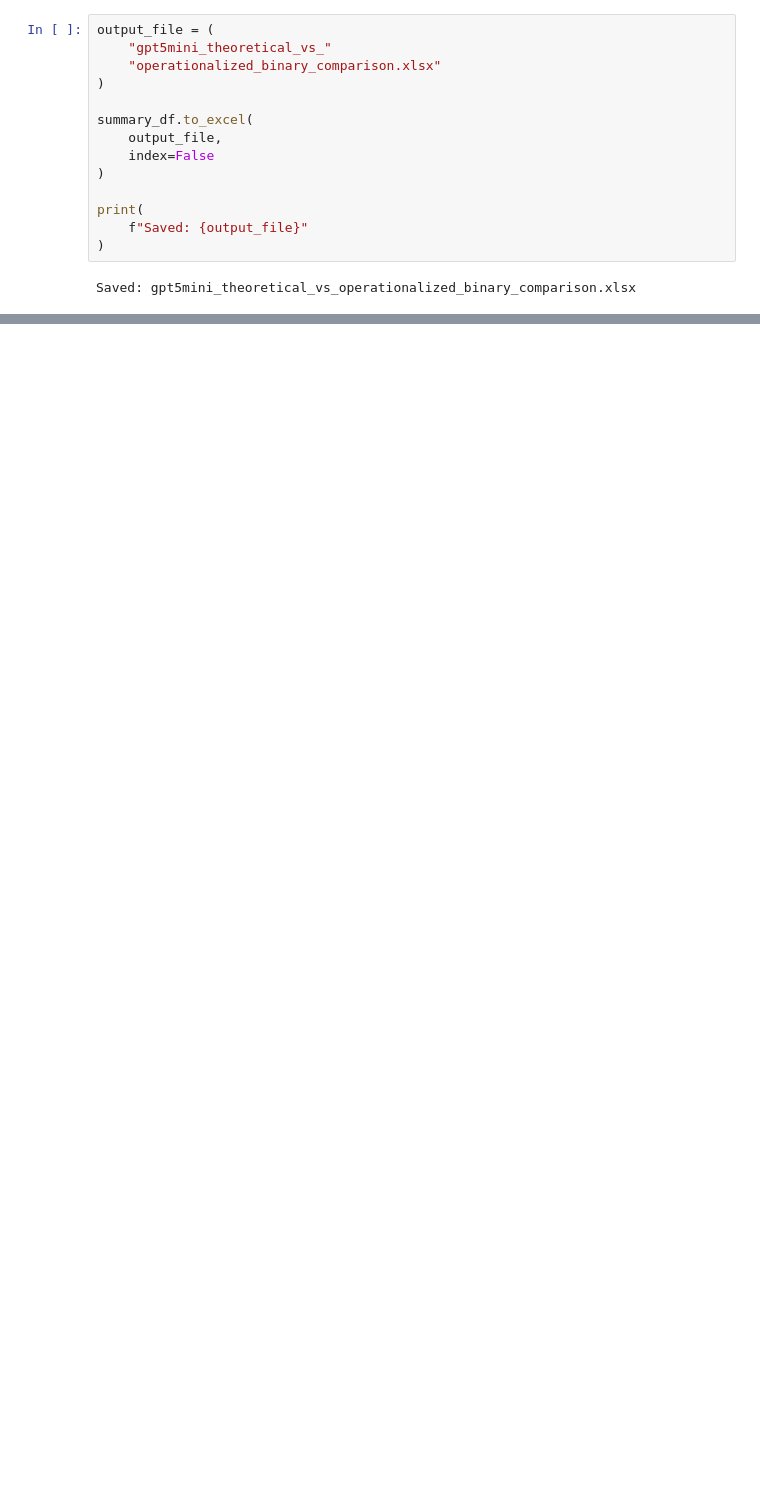
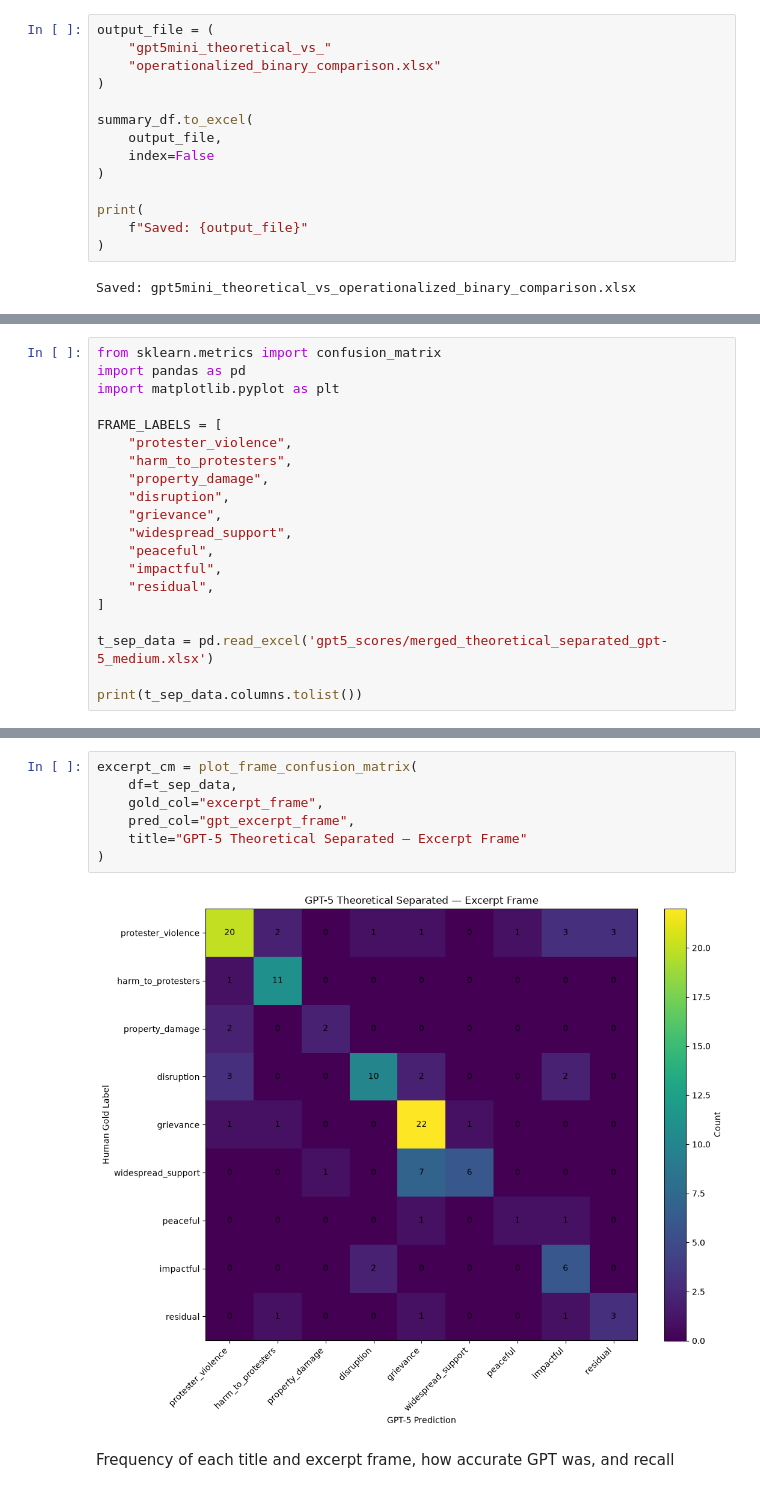
Before and after one commit to jjzhao12/protests_chai, a Jupyter notebook: frames/comparison.ipynb, the cells around one changed output, grey strips where cells are left out. Saved outputs shown, nothing was run; the diff lists cells and outputs as text; blank space fills up the shorter version.

```diff
--- a/frames/comparison.ipynb
+++ b/frames/comparison.ipynb
@@ -764,0 +936,20 @@ Saved: gpt5mini_theoretical_vs_operationalized_binary_comparison.xlsx
+# %%
+from sklearn.metrics import confusion_matrix
+import pandas as pd
+import matplotlib.pyplot as plt
+
+FRAME_LABELS = [
+    "protester_violence",
+    "harm_to_protesters",
+    "property_damage",
+    "disruption",
+    "grievance",
+    "widespread_support",
+    "peaceful",
+    "impactful",
+    "residual",
+]
+
+t_sep_data = pd.read_excel('gpt5_scores/merged_theoretical_separated_gpt-5_medium.xlsx')
+
+print(t_sep_data.columns.tolist())
@@ -764,0 +1049,11 @@ Saved: gpt5mini_theoretical_vs_operationalized_binary_comparison.xlsx
+# %%
+excerpt_cm = plot_frame_confusion_matrix(
+    df=t_sep_data,
+    gold_col="excerpt_frame",
+    pred_col="gpt_excerpt_frame",
+    title="GPT-5 Theoretical Separated — Excerpt Frame"
+)
+# %% [output]
+[figure, added]
+# %% [markdown]
+Frequency of each title and excerpt frame, how accurate GPT was, and recall
```
Also changed, not shown: parts of 15 cells of this notebook, 9 other files.
